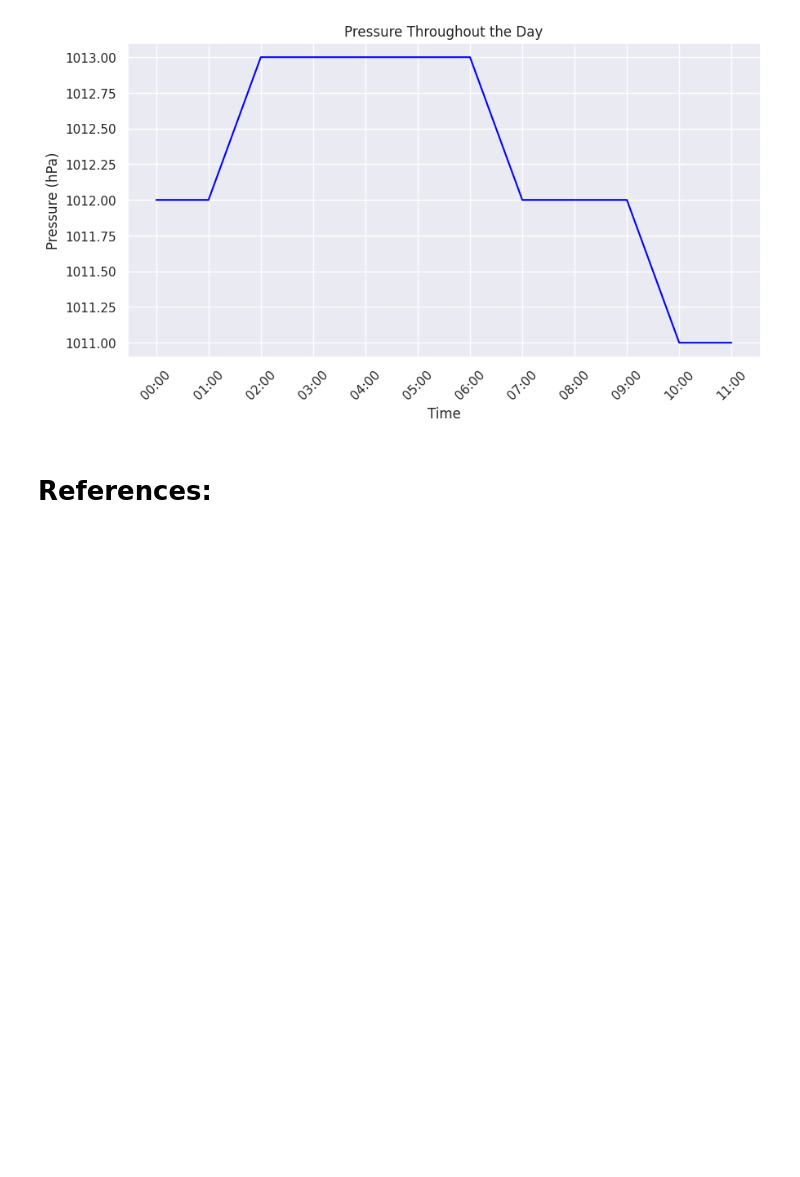
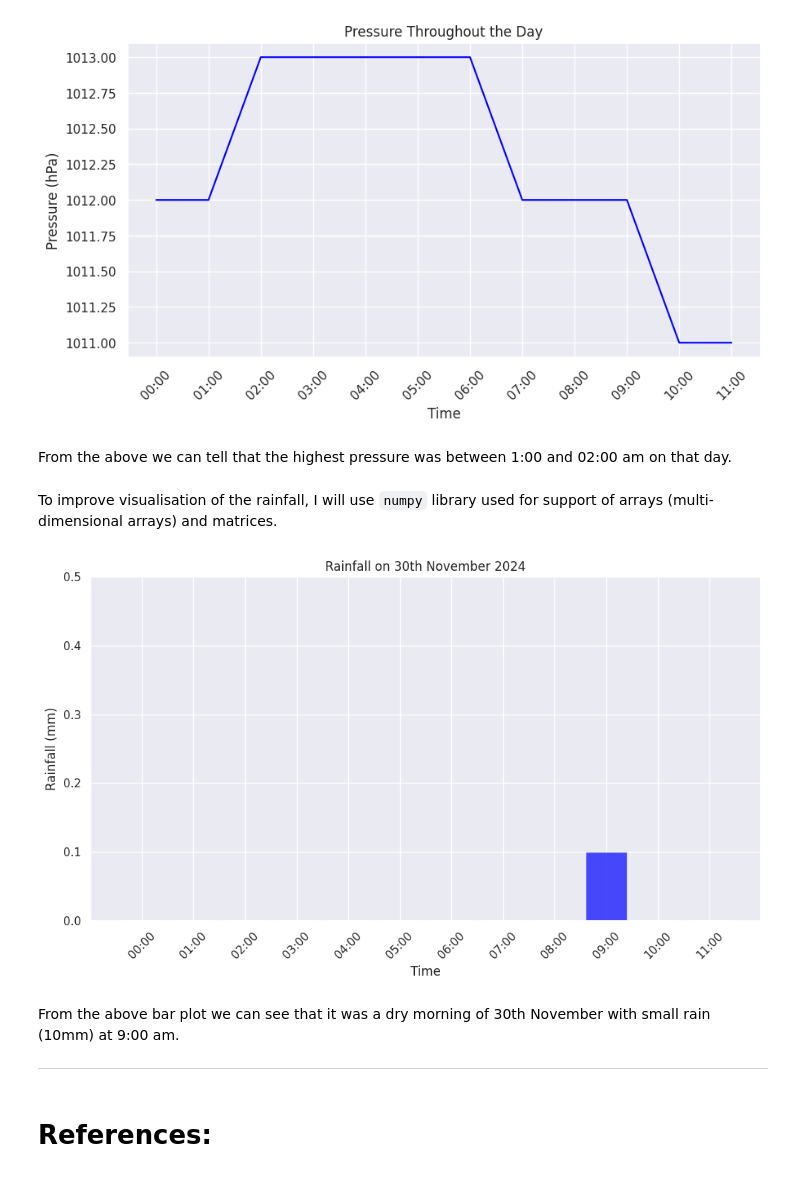
Before and after one commit to mondbr/computer_infrastructure, a Jupyter notebook: weather.ipynb, the cells around one changed output. Cells and saved outputs as stored; diff of their text form; code cells hidden in the pictures; blank space fills up the shorter version.

```diff
--- a/weather.ipynb
+++ b/weather.ipynb
@@ -418,6 +452,37 @@ plt.xticks(rotation=45)
 plt.show()
 # %% [output]
 [figure]
+# %% [markdown]
+From the above we can tell that the highest pressure was between 1:00 and 02:00 am on that day.
+# %% [markdown]
+To improve visualisation of the rainfall, I will use `numpy` library used for support of arrays (multi-dimensional arrays) and matrices.
+# %%
+import numpy as np
+
+plt.figure(figsize=(10, 6))
+plt.bar(df['reportTime'], df['rainfall'], color='blue', alpha=0.7)
+
+# Find the maximum rainfall value to increase the maximum tick value on y-axis for better visualisation
+max_rainfall = df['rainfall'].max()
+y_ticks = np.arange(0, max_rainfall + 0.5, 0.1)  # Generate ticks at 0.1 intervals
+plt.yticks(y_ticks)
+
+plt.xlabel('Time')
+plt.ylabel('Rainfall (mm)')
+plt.title('Rainfall on 30th November 2024')
+
+# Rotate x-axis labels for better readability
+plt.xticks(rotation=45)
+
+# Show the plot
+plt.tight_layout()
+plt.show()
+# %% [output]
+[figure, added]
+# %% [markdown]
+From the above bar plot we can see that it was a dry morning of 30th November with small rain (10mm) at 9:00 am.
+
+***
 # %% [markdown]
 # References:
 # %% [markdown]
```
Also changed, not shown: parts of 17 cells of this notebook.
